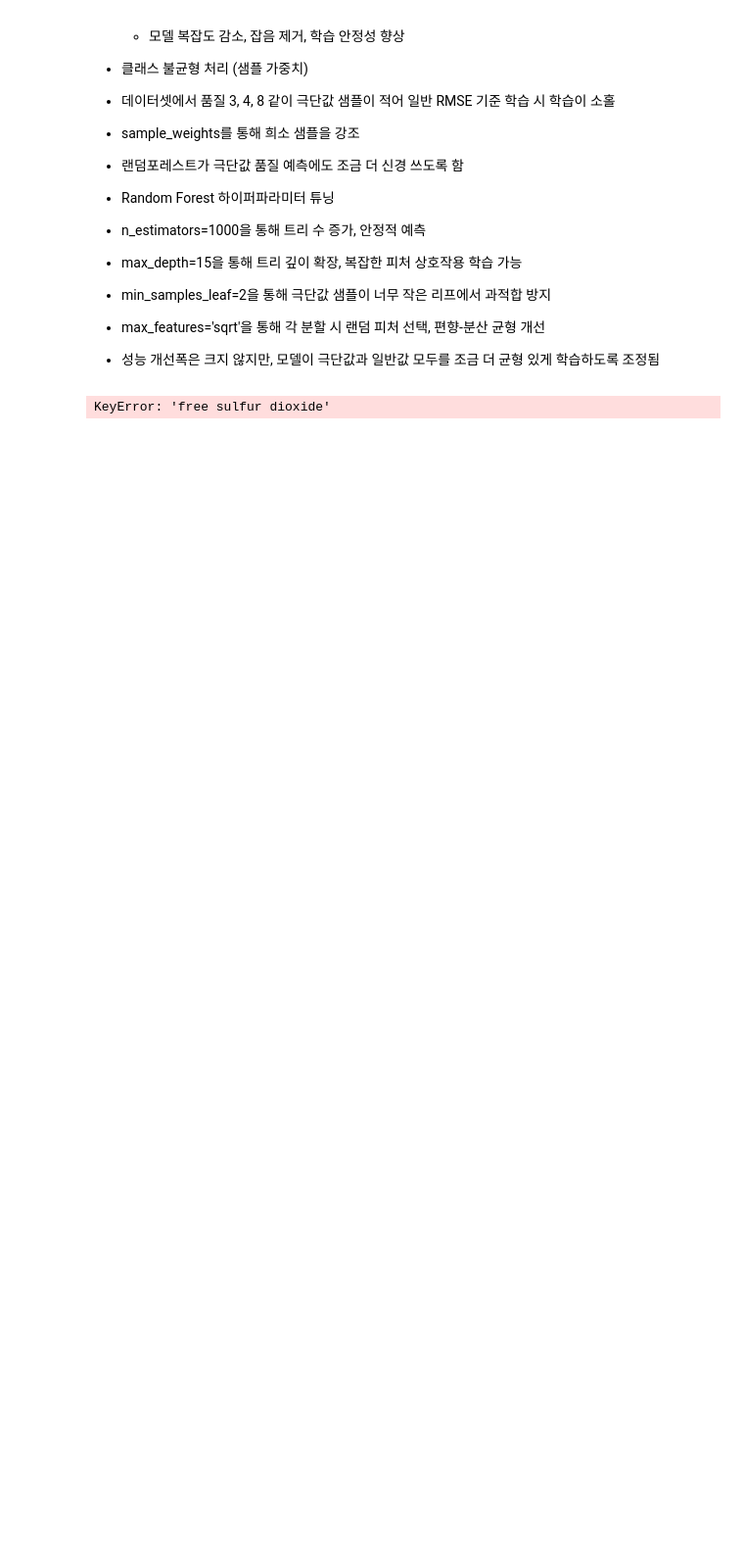
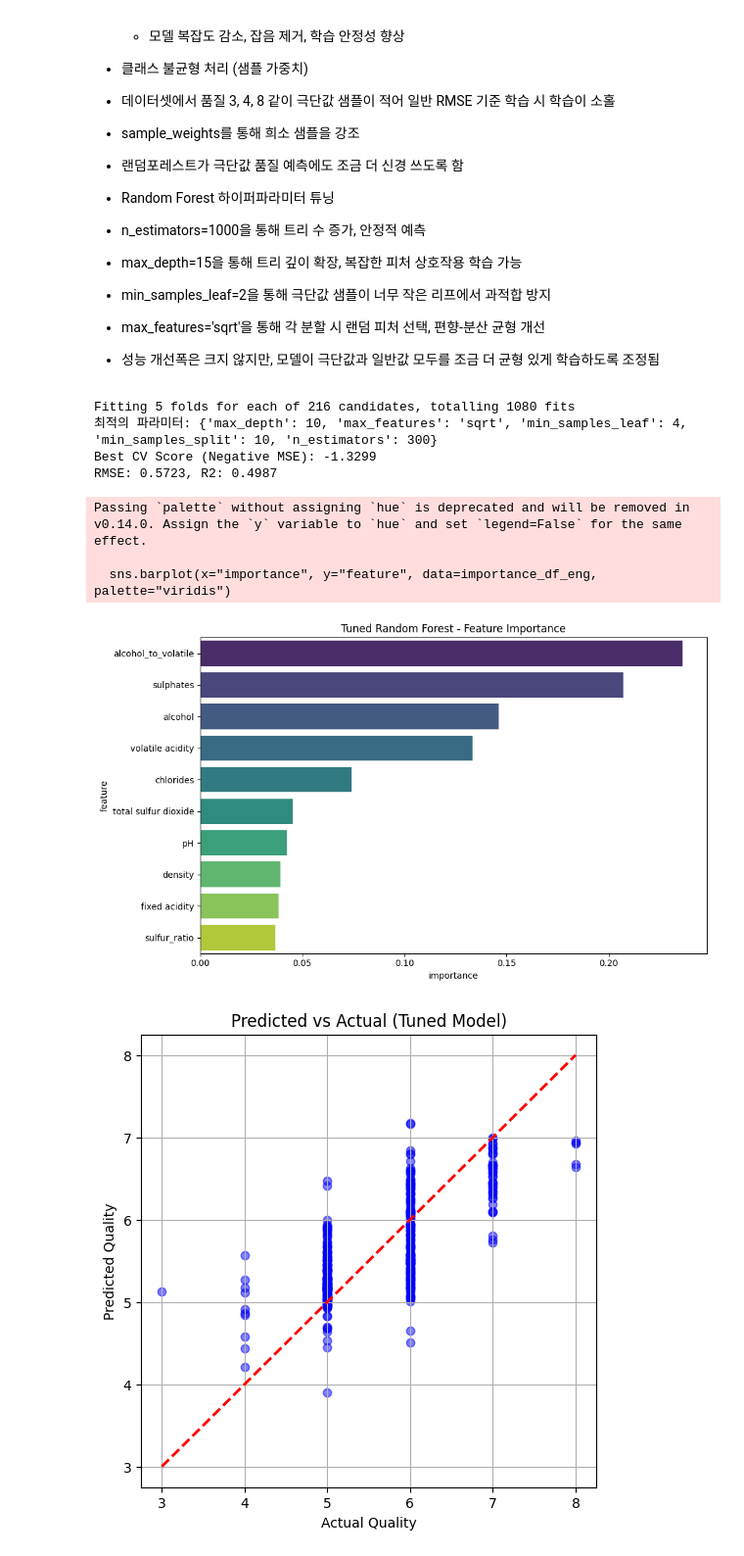
Before and after one commit to urcloud/Wine_Quality, a Jupyter notebook: 4_RandomForest.ipynb, the cells around one changed output. Shown: that part at 98% size. Cells and saved outputs as stored; diff of their text form; code cells hidden in the pictures; blank space fills up the shorter version.

Commit message:
fix errors

```diff
--- a/4_RandomForest.ipynb
+++ b/4_RandomForest.ipynb
@@ -263,10 +278,23 @@ sample_weights = np.array([class_weights[val] for val in y_train_eng])
 param_grid = {
     'n_estimators': [100, 300, 500],    # 트리의 개수
     'max_depth': [10, 20, 30, None],    # 트리의 최대 길이
-    'min_samples_split': [2, 5, 10],    # 노드 분할을 위한 최소 샘플 수
-    'min_samples_leaf': [1, 2, 4],      # 리프 노드에 있어야 할 최소 샘플 수
-    'max_features': ['sqrt', 'log2']   # 각 분할에서 고려할 피처의 수
+    'min_samples_split': [2, 5, 10],        # 노드 분할을 위한 최소 샘플 수
+    'min_samples_leaf': [1, 2, 4],         # 리프 노드에 있어야 할 최소 샘플 수
+    'max_features': ['sqrt', 'log2']     # 각 분할에서 고려할 피처의 수
 }
+"""
+param_grid = {
+    'n_estimators': [100, 300, 500],
+    'max_depth': [10, 20, 30, None],
+    'min_samples_split': [2, 5, 10],
+    'min_samples_leaf': [1, 2, 4],
+    'max_features': ['sqrt', 'log2']
+}
+결과: Fitting 5 folds for each of 216 candidates, totalling 1080 fits최적의 파라미터:
+{'max_depth': 10, 'max_features': 'log2', 'min_samples_leaf': 4, 'min_samples_split': 10, 'n_estimators': 300}
+Best CV Score (Negative MSE): -1.3299RMSE: 0.5723, R2: 0.4987
+"""
+
 
 # 기본 모델 정의
 rf_base = RandomForestRegressor(random_state=42, n_jobs=-1)
@@ -277,7 +305,7 @@ rf_base = RandomForestRegressor(random_state=42, n_jobs=-1)
 grid_search = GridSearchCV(
     estimator=rf_base,
     param_grid=param_grid,
-    cv=5, # 속도를 위해서 3으로 설정 (정밀도를 높이려면 5 추천)
+    cv=5,
     n_jobs=-1,
     scoring='neg_mean_squared_error',
     verbose=1
@@ -292,31 +320,39 @@ print(f"Best CV Score (Negative MSE): {grid_search.best_score_: .4f}")
 best_rf = grid_search.best_estimator_
 
 # 평가
 y_pred_eng = best_rf.predict(X_test_eng)
 rmse_eng = np.sqrt(mean_squared_error(y_test_eng, y_pred_eng))
 r2_eng = r2_score(y_test_eng, y_pred_eng)
 print(f"RMSE: {rmse_eng:.4f}, R2: {r2_eng:.4f}")
 
 # Feature Importance 시각화
 feature_names_eng = df_eng.drop("quality", axis=1).columns
 importances_eng = best_rf.feature_importances_
 importance_df_eng = pd.DataFrame({"feature": feature_names_eng, "importance": importances_eng})
 importance_df_eng = importance_df_eng.sort_values("importance", ascending=False).reset_index(drop=True)
 
 plt.figure(figsize=(10,6))
 sns.barplot(x="importance", y="feature", data=importance_df_eng, palette="viridis")
 plt.title("Tuned Random Forest - Feature Importance")
 plt.tight_layout()
 plt.show()
 
 # 예측 vs 실제 시각화
 plt.figure(figsize=(6,6))
 plt.scatter(y_test_eng, y_pred_eng, alpha=0.5, color='blue')
 plt.plot([y_test_eng.min(), y_test_eng.max()], [y_test_eng.min(), y_test_eng.max()], 'r--', lw=2)
 plt.xlabel("Actual Quality")
 plt.ylabel("Predicted Quality")
 plt.title("Predicted vs Actual (Tuned Model)")
 plt.grid(True)
 plt.show()
 # %% [output]
-KeyError: 'free sulfur dioxide'
+Fitting 5 folds for each of 216 candidates, totalling 1080 fits
+최적의 파라미터: {'max_depth': 10, 'max_features': 'sqrt', 'min_samples_leaf': 4, 'min_samples_split': 10, 'n_estimators': 300}
+Best CV Score (Negative MSE): -1.3299
+RMSE: 0.5723, R2: 0.4987
+Passing `palette` without assigning `hue` is deprecated and will be removed in v0.14.0. Assign the `y` variable to `hue` and set `legend=False` for the same effect.
+
+  sns.barplot(x="importance", y="feature", data=importance_df_eng, palette="viridis")
+[figure, added]
+[figure, added]
```
Also changed, not shown: parts of 1 cell of this notebook, 1 other file.
